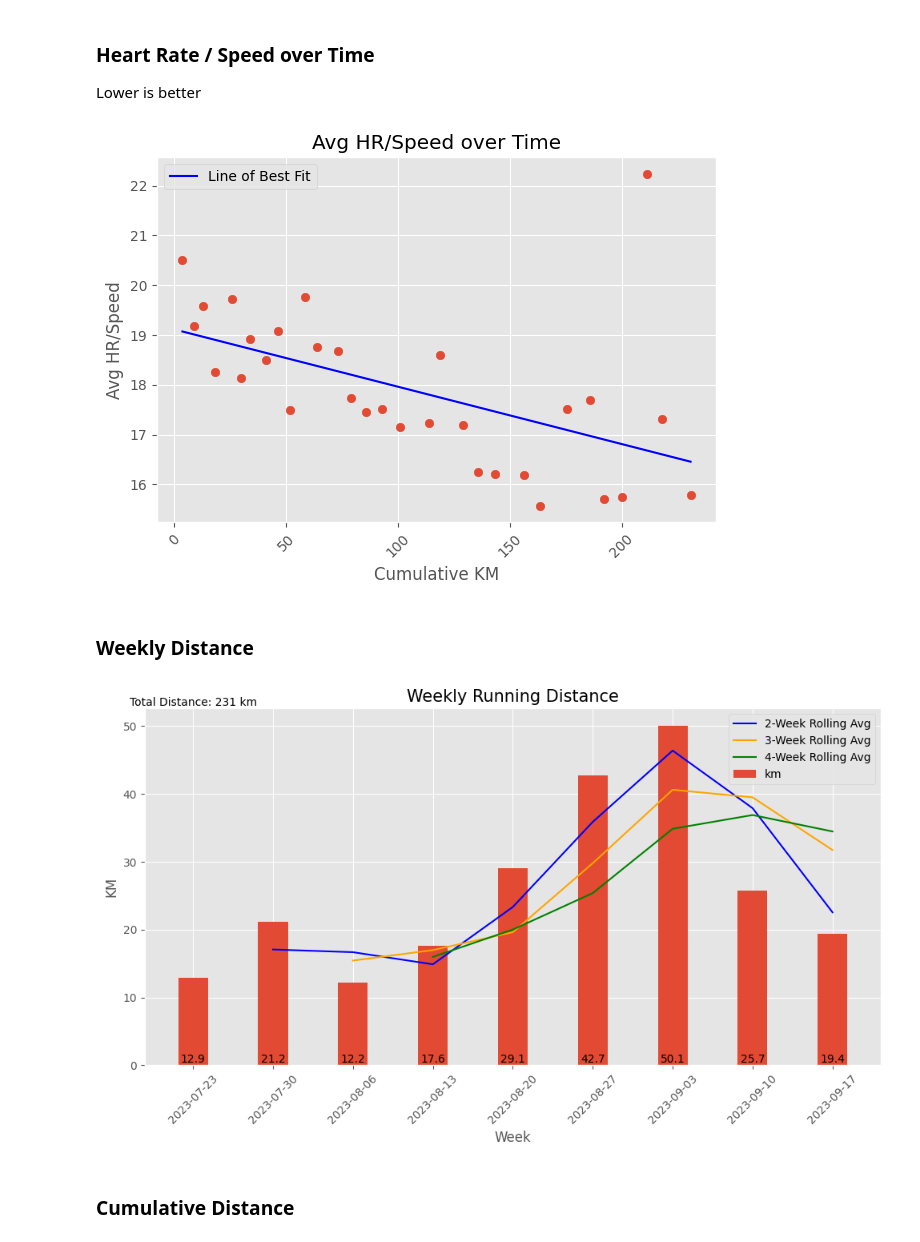
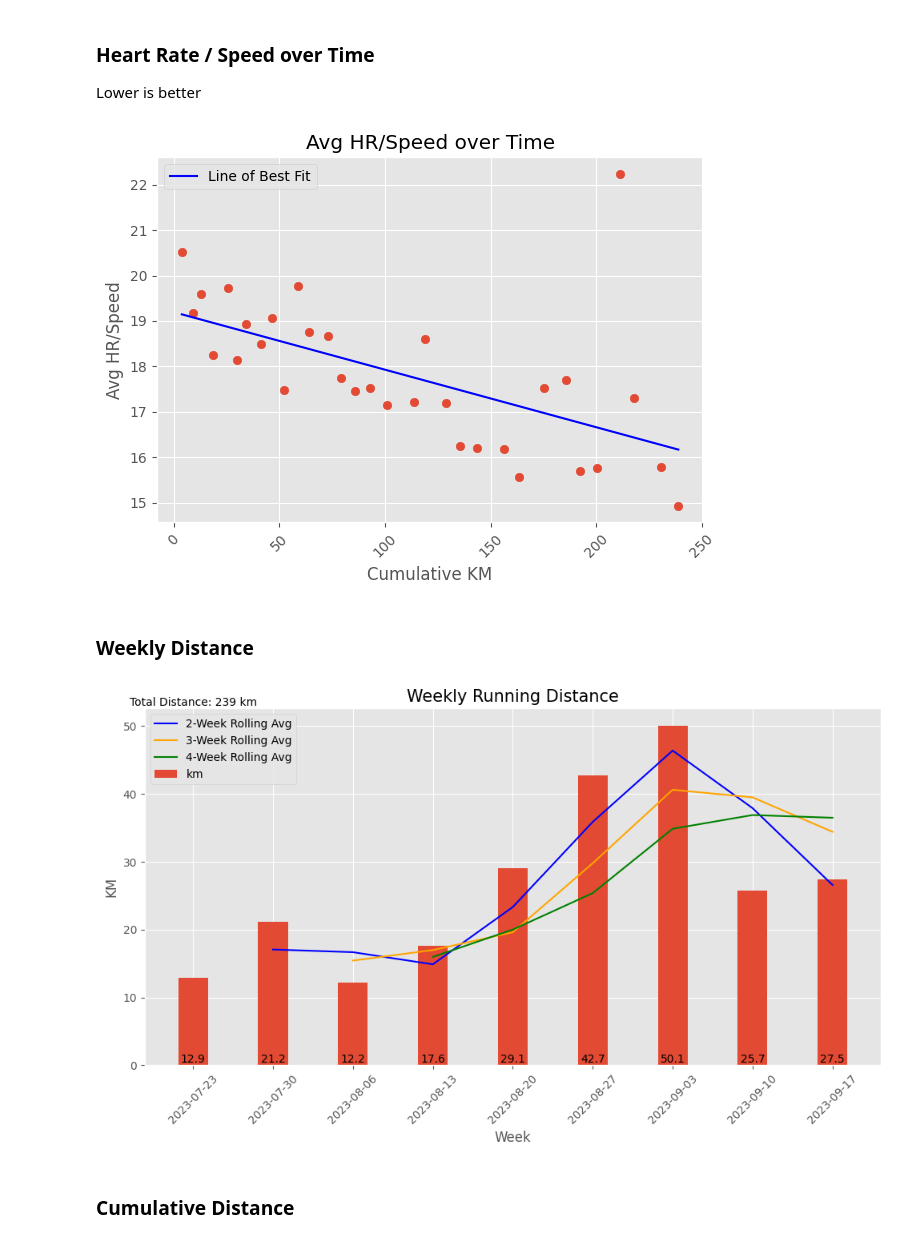
Before and after one commit to palmerac/Elevate, a Jupyter notebook: runStats.ipynb, the cells around one changed output. Cells and saved outputs as stored; diff of their text form; code cells hidden in the pictures.

```diff
--- a/runStats.ipynb
+++ b/runStats.ipynb
@@ -61,7 +61,7 @@ def rnd(val, deci):
 # %% [markdown]
 Only counting activities post Europe, export HeartWatch Workouts from Jul 17 - Today and add the csv to the wd
 # %%
-df = pd.read_csv('HeartWatch-Workouts-20230717-to-20230913.csv')
+df = pd.read_csv('HeartWatch-Workouts-20230717-to-20230914.csv')
 # %%
 df = df.drop(['Date', 'from', 'to', 'rpe', 'Load', 'bpm-lo', 'bpm-90%+-%', '90%+-mins',
               'bpm-80-90%-%', '80-90%-mins','bpm-70-80%-%', '70-80%-mins','bpm-60-70%-%',
@@ -240,40 +240,40 @@ plt.tight_layout()
 plt.savefig('Graphs/HR-Speed over Time.png', dpi=300)
 plt.show()
 # %% [output]
-[figure, old version]
+[figure, new version]
 # %% [markdown]
 ### Weekly Distance
 # %%
 plt.figure(figsize=(10,6))
 
 # Rolling Average
 rolling_average2 = rolla(wklySUM, 'km', 2)
 plt.plot(wklySUM.index, rolling_average2, label='2-Week Rolling Avg', color='blue')
 rolling_average3 = rolla(wklySUM, 'km', 3)
 plt.plot(wklySUM.index, rolling_average3, label='3-Week Rolling Avg', color='orange')
 rolling_average4 = rolla(wklySUM, 'km', 4)
 plt.plot(wklySUM.index, rolling_average4, label='4-Week Rolling Avg', color='green')
 
 # Toal Distance Text
 total_distance = sum(wklySUM, 'km')
 plt.text(wklySUM.index[0], wklySUM['km'].max() + 2.5, f'Total Distance: {total_distance:.0f} km',
         ha='center', va='bottom', fontsize=10, color='black', transform=plt.gca().transData)
 
 plt.bar(wklySUM.index, wklySUM['km'], label='km', width=2.6)
 for idx, value in enumerate(wklySUM['km']):
         plt.text(wklySUM.index[idx], 0, f'{value:.1f}', ha='center', va='bottom',
         fontsize=10, color='black')
 
 plt.xlabel('Week')
 plt.ylabel('KM')
 plt.title('Weekly Running Distance', fontsize=15)
-plt.legend()
+plt.legend(loc='upper left')
 plt.xticks(wklySUM.index, wklySUM.index.strftime('%Y-%m-%d'), rotation=45)
 plt.tight_layout()
 plt.savefig('Graphs/Weekly Distance.png', dpi=300)
 plt.show()
 # %% [output]
-[figure, old version]
+[figure, new version]
 # %% [markdown]
 ### Cumulative Distance
 # %%
```
Also changed, not shown: parts of 7 cells of this notebook, 8 other files.
